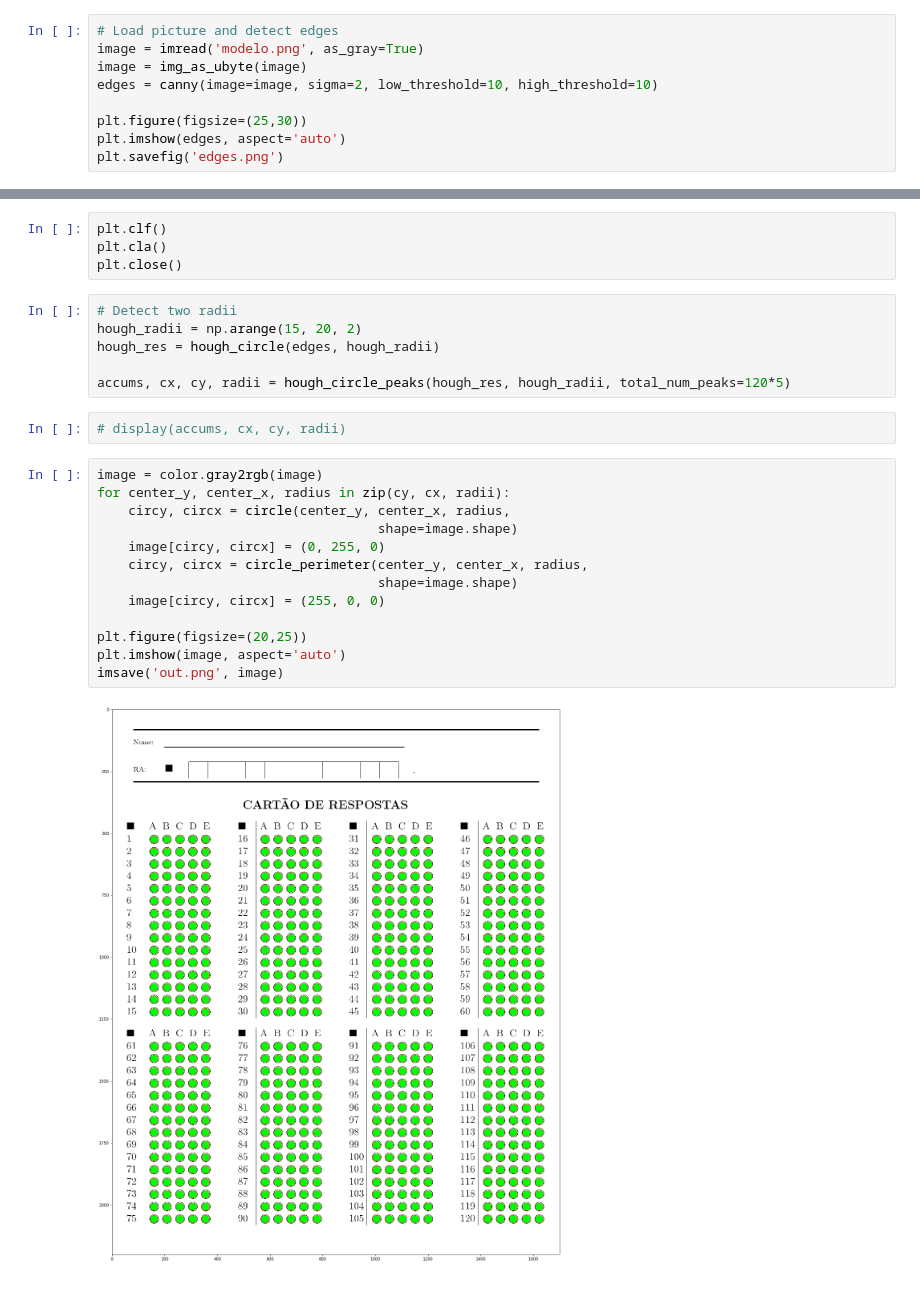
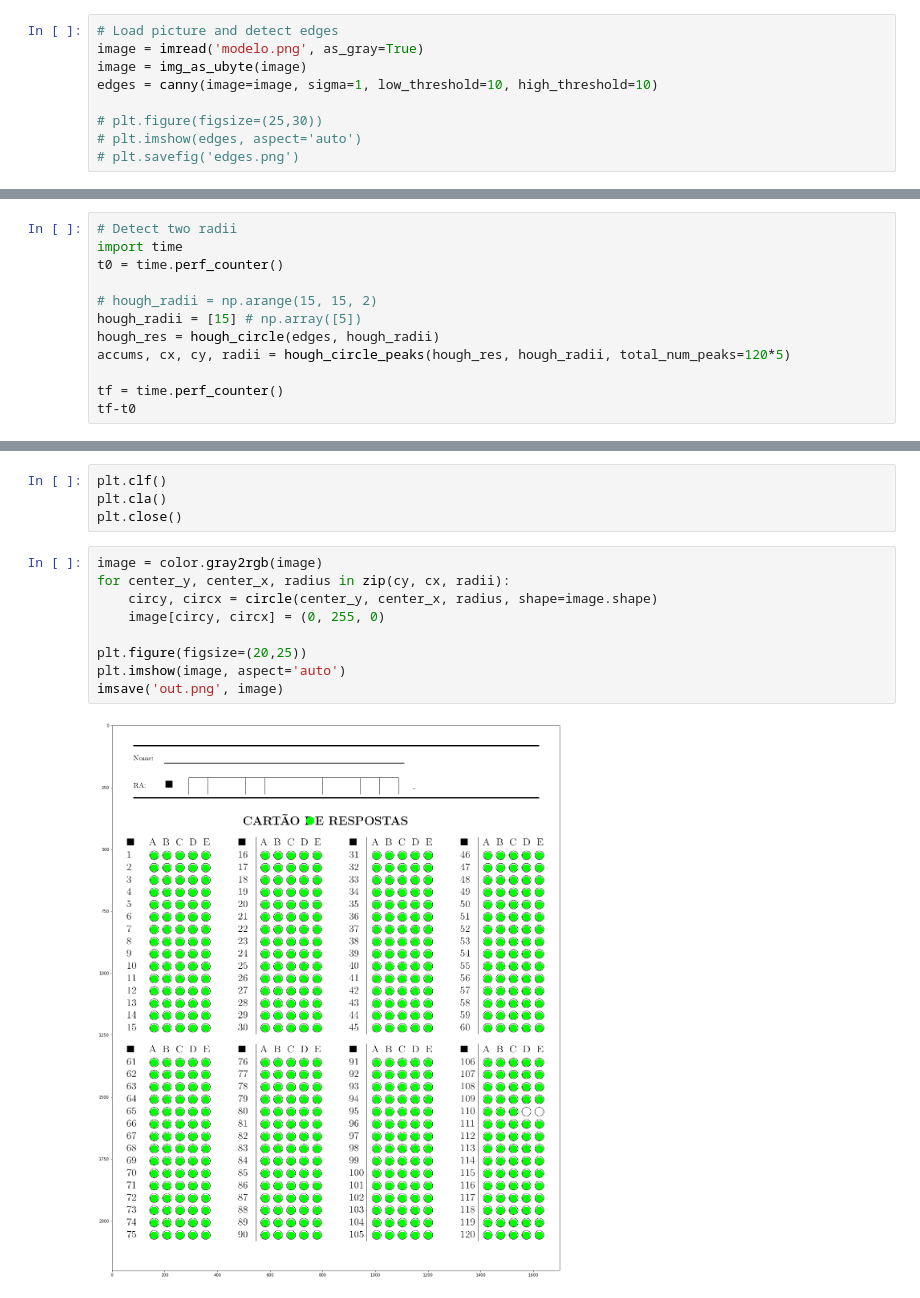
Before and after one commit to soares7vinicius/correcao-gabaritos, a Jupyter notebook: experimentos_circulos.ipynb, the cells around one changed output, grey strips where cells are left out. Drawn from its saved outputs; the diff is of its cells as text.

```diff
--- a/experimentos_circulos.ipynb
+++ b/experimentos_circulos.ipynb
@@ -29,8 +30,8 @@ for image in images:
 # Load picture and detect edges
 image = imread('modelo.png', as_gray=True)
 image = img_as_ubyte(image)
-edges = canny(image=image, sigma=2, low_threshold=10, high_threshold=10)
+edges = canny(image=image, sigma=1, low_threshold=10, high_threshold=10)
 
-plt.figure(figsize=(25,30))
-plt.imshow(edges, aspect='auto')
-plt.savefig('edges.png')
+# plt.figure(figsize=(25,30))
+# plt.imshow(edges, aspect='auto')
+# plt.savefig('edges.png')
@@ -38,0 +38,12 @@ plt.savefig('edges.png')
+# %%
+# Detect two radii
+import time
+t0 = time.perf_counter()
+
+# hough_radii = np.arange(15, 15, 2)
+hough_radii = [15] # np.array([5])
+hough_res = hough_circle(edges, hough_radii)
+accums, cx, cy, radii = hough_circle_peaks(hough_res, hough_radii, total_num_peaks=120*5)
+
+tf = time.perf_counter()
+tf-t0
@@ -40,26 +55,14 @@ plt.savefig('edges.png')
 plt.clf()
 plt.cla()
 plt.close()
-# %%
-# Detect two radii
-hough_radii = np.arange(15, 20, 2)
-hough_res = hough_circle(edges, hough_radii)
-
-accums, cx, cy, radii = hough_circle_peaks(hough_res, hough_radii, total_num_peaks=120*5)
-# %%
-# display(accums, cx, cy, radii)
 # %%
 image = color.gray2rgb(image)
 for center_y, center_x, radius in zip(cy, cx, radii):
-    circy, circx = circle(center_y, center_x, radius,
-                                    shape=image.shape)
+    circy, circx = circle(center_y, center_x, radius, shape=image.shape)
     image[circy, circx] = (0, 255, 0)
-    circy, circx = circle_perimeter(center_y, center_x, radius,
-                                    shape=image.shape)
-    image[circy, circx] = (255, 0, 0)
 
 plt.figure(figsize=(20,25))
 plt.imshow(image, aspect='auto')
 imsave('out.png', image)
 # %% [output]
-[figure, old version]
+[figure, new version]
```
Also changed, not shown: parts of 5 cells of this notebook, 3 other files.
